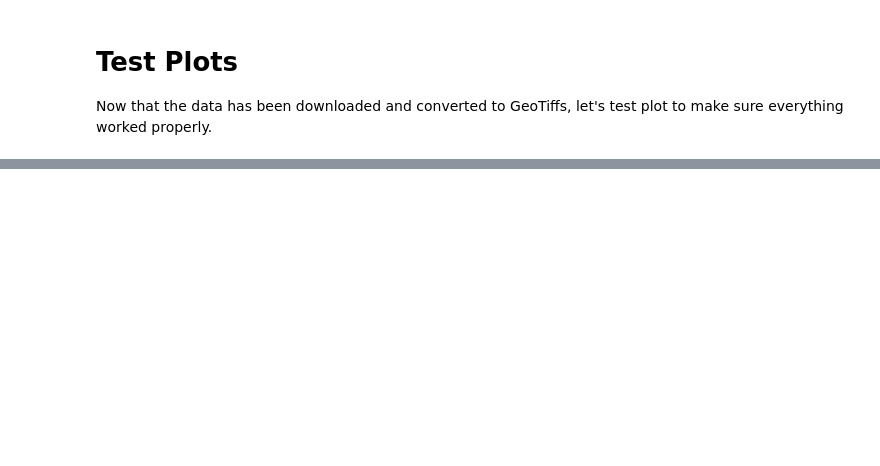
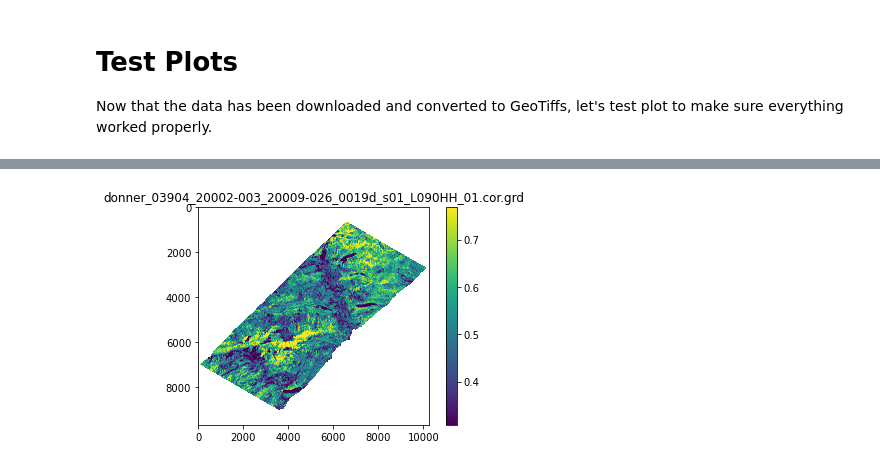
Before and after one commit to SnowEx/uavsar_pytools, a Jupyter notebook: uavsar_pytools_tutorial.ipynb, the cells around one changed output, grey strips where cells are left out. Cells and saved outputs as stored; diff of their text form; code cells hidden in the pictures; blank space fills up the shorter version.

```diff
--- a/uavsar_pytools_tutorial.ipynb
+++ b/uavsar_pytools_tutorial.ipynb
@@ -131,0 +132,9 @@ show((unw_rast, 1), cmap = 'viridis'); # info from histogram
+# %%
+# define outpout dir and list files
+os.chdir('/Users/jacktarricone/Desktop/zach_test/single/')
+single_url = 'http://uavsar.asfdaac.alaska.edu/UA_donner_03904_20002-003_20009-026_0019d_s01_L090_01/donner_03904_20002-003_20009-026_0019d_s01_L090HH_01.cor.grd'
+image = UavsarImage(url = single_url, work_dir = './data/imgs/')
+image.url_to_tiff()
+image.show()
+# %% [output]
+[figure, added]
```
Also changed, not shown: parts of 14 cells of this notebook, 1 other file.
